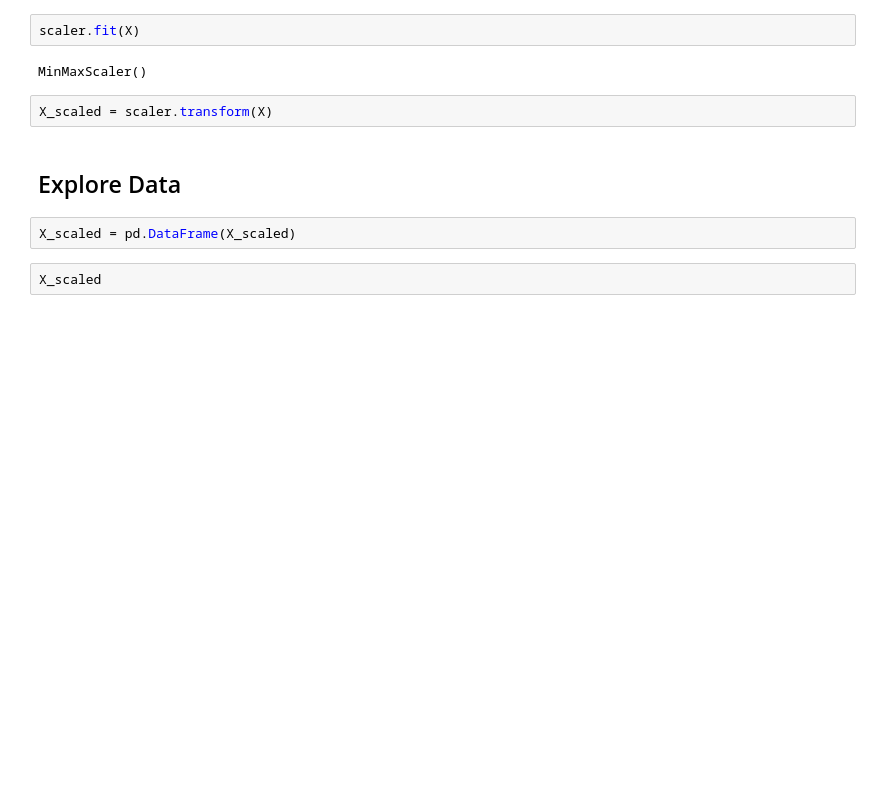
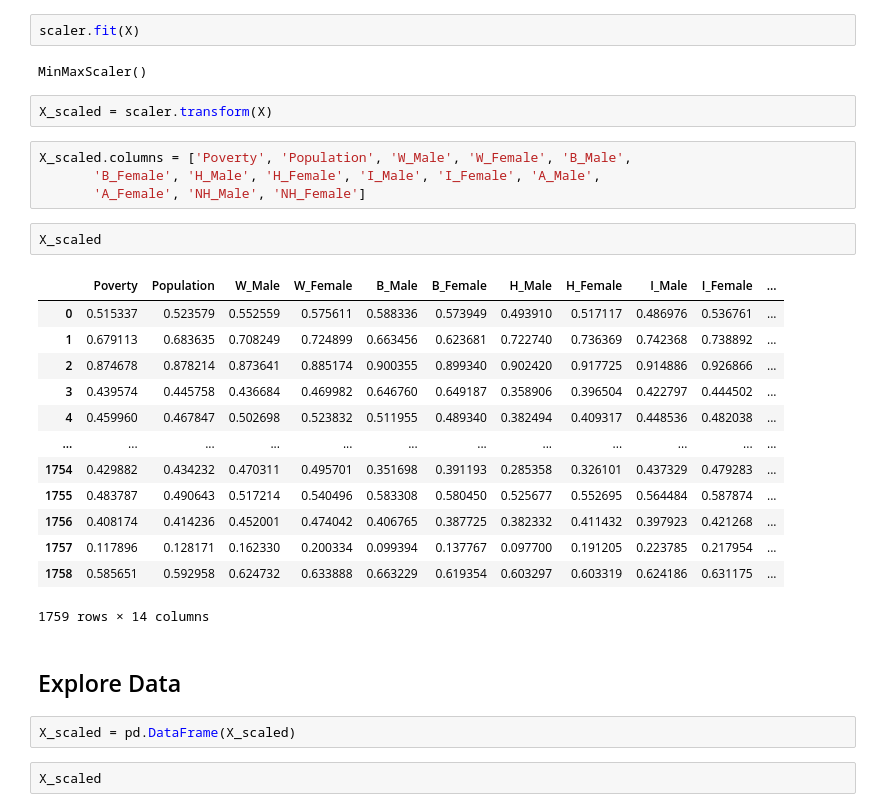
Before and after one commit to malachi-hale/covid-19-data, a Jupyter notebook: first_notebook.ipynb, the cells around one changed output. Saved outputs shown, nothing was run; the diff lists cells and outputs as text; blank space fills up the shorter version.

```diff
--- a/first_notebook.ipynb
+++ b/first_notebook.ipynb
@@ -83,6 +84,26 @@ scaler.fit(X)
 MinMaxScaler()
 # %%
 X_scaled = scaler.transform(X)
+# %%
+X_scaled.columns = ['Poverty', 'Population', 'W_Male', 'W_Female', 'B_Male',
+       'B_Female', 'H_Male', 'H_Female', 'I_Male', 'I_Female', 'A_Male',
+       'A_Female', 'NH_Male', 'NH_Female']
+# %%
+X_scaled
+# %% [output]
+|  | Poverty | Population | W_Male | W_Female | B_Male | B_Female | H_Male | H_Female | I_Male | I_Female | ... |
+| 0 | 0.515337 | 0.523579 | 0.552559 | 0.575611 | 0.588336 | 0.573949 | 0.493910 | 0.517117 | 0.486976 | 0.536761 | ... |
+| 1 | 0.679113 | 0.683635 | 0.708249 | 0.724899 | 0.663456 | 0.623681 | 0.722740 | 0.736369 | 0.742368 | 0.738892 | ... |
+| 2 | 0.874678 | 0.878214 | 0.873641 | 0.885174 | 0.900355 | 0.899340 | 0.902420 | 0.917725 | 0.914886 | 0.926866 | ... |
+| 3 | 0.439574 | 0.445758 | 0.436684 | 0.469982 | 0.646760 | 0.649187 | 0.358906 | 0.396504 | 0.422797 | 0.444502 | ... |
+| 4 | 0.459960 | 0.467847 | 0.502698 | 0.523832 | 0.511955 | 0.489340 | 0.382494 | 0.409317 | 0.448536 | 0.482038 | ... |
+| ... | ... | ... | ... | ... | ... | ... | ... | ... | ... | ... | ... |
+| 1754 | 0.429882 | 0.434232 | 0.470311 | 0.495701 | 0.351698 | 0.391193 | 0.285358 | 0.326101 | 0.437329 | 0.479283 | ... |
+| 1755 | 0.483787 | 0.490643 | 0.517214 | 0.540496 | 0.583308 | 0.580450 | 0.525677 | 0.552695 | 0.564484 | 0.587874 | ... |
+| 1756 | 0.408174 | 0.414236 | 0.452001 | 0.474042 | 0.406765 | 0.387725 | 0.382332 | 0.411432 | 0.397923 | 0.421268 | ... |
+| 1757 | 0.117896 | 0.128171 | 0.162330 | 0.200334 | 0.099394 | 0.137767 | 0.097700 | 0.191205 | 0.223785 | 0.217954 | ... |
+| 1758 | 0.585651 | 0.592958 | 0.624732 | 0.633888 | 0.663229 | 0.619354 | 0.603297 | 0.603319 | 0.624186 | 0.631175 | ... |
+1759 rows × 14 columns
 # %% [markdown]
 ## Explore Data
 # %%
```
Also changed, not shown: parts of 11 cells of this notebook.
